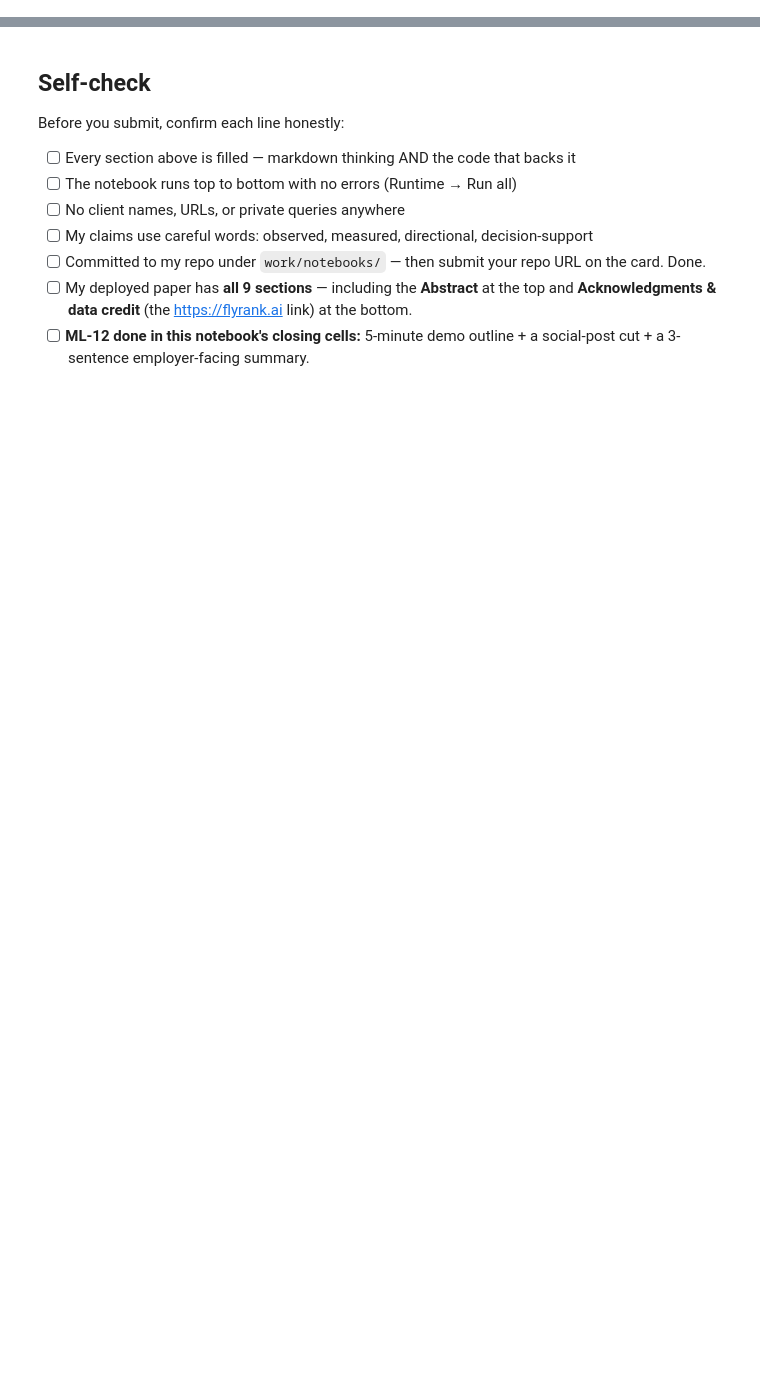
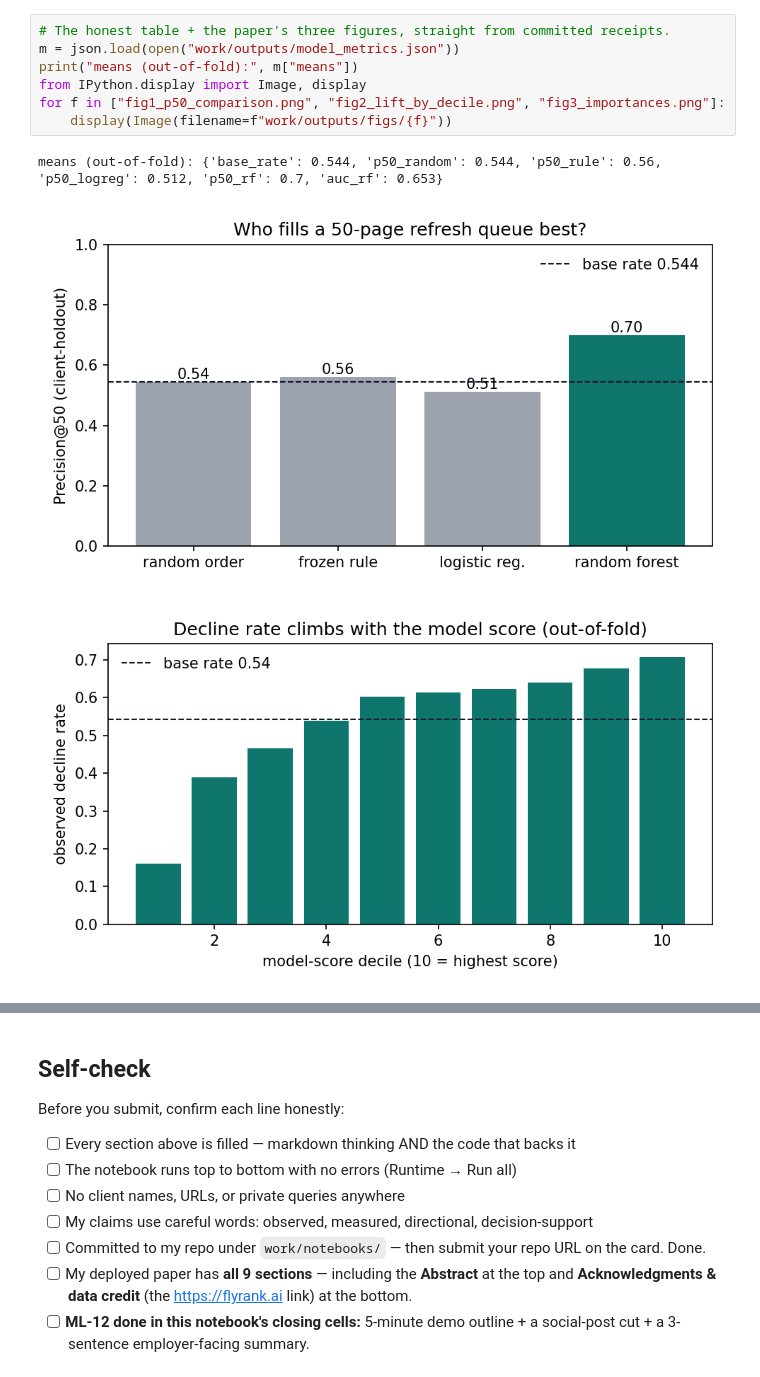
Before and after one commit to mohamedr456/flyrank-ml-internship, a Jupyter notebook: work/notebooks/capstone.ipynb, the cells around one changed output, grey strips where cells are left out. Saved outputs shown, nothing was run; the diff lists cells and outputs as text; blank space fills up the shorter version.

```diff
--- a/work/notebooks/capstone.ipynb
+++ b/work/notebooks/capstone.ipynb
@@ -36,0 +79,11 @@ This skeleton is yours to fill. Work the sections **in order** — each one has
+# %%
+# The honest table + the paper's three figures, straight from committed receipts.
+m = json.load(open("work/outputs/model_metrics.json"))
+print("means (out-of-fold):", m["means"])
+from IPython.display import Image, display
+for f in ["fig1_p50_comparison.png", "fig2_lift_by_decile.png", "fig3_importances.png"]:
+    display(Image(filename=f"work/outputs/figs/{f}"))
+# %% [output]
+means (out-of-fold): {'base_rate': 0.544, 'p50_random': 0.544, 'p50_rule': 0.56, 'p50_logreg': 0.512, 'p50_rf': 0.7, 'auc_rf': 0.653}
+[figure, added]
+[figure, added]
```
Also changed, not shown: parts of 17 cells of this notebook, 6 other files.
